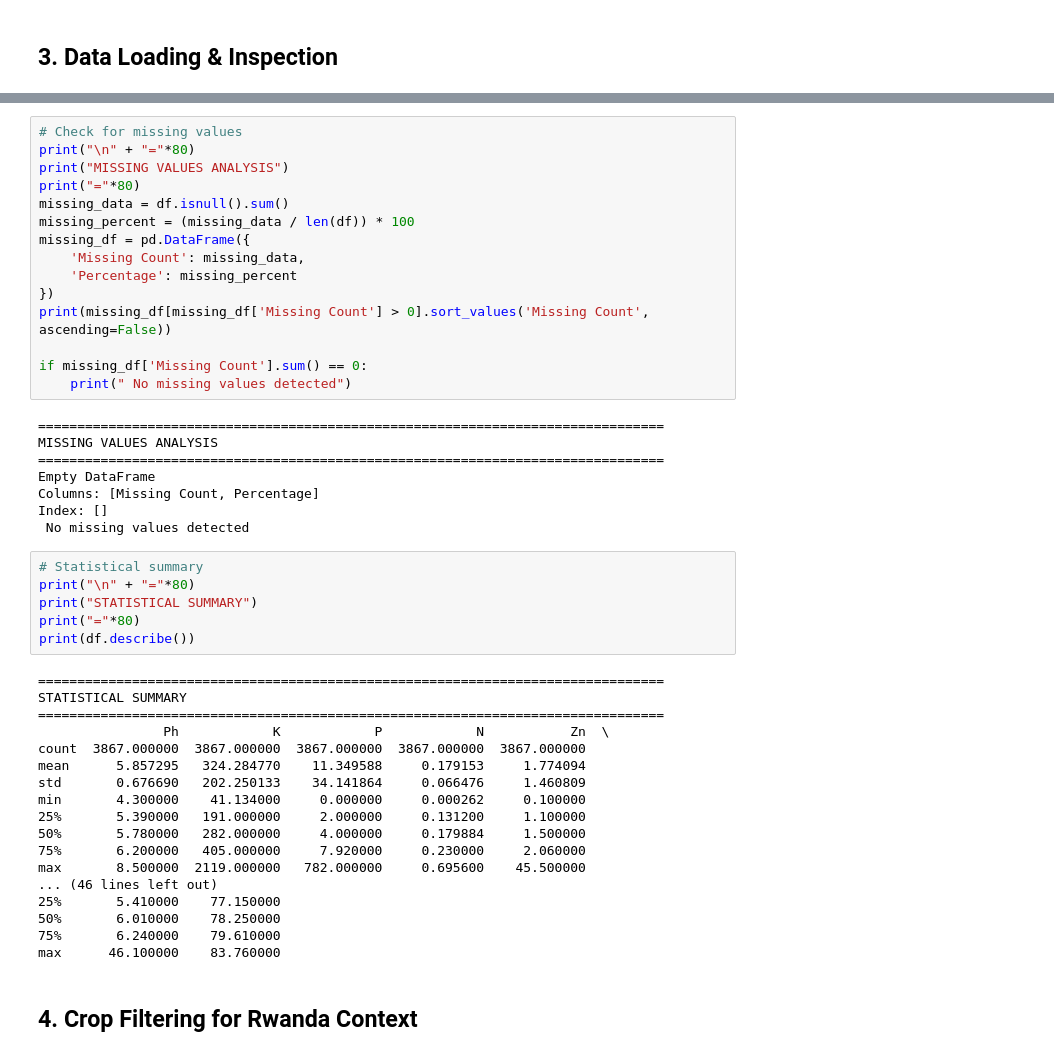
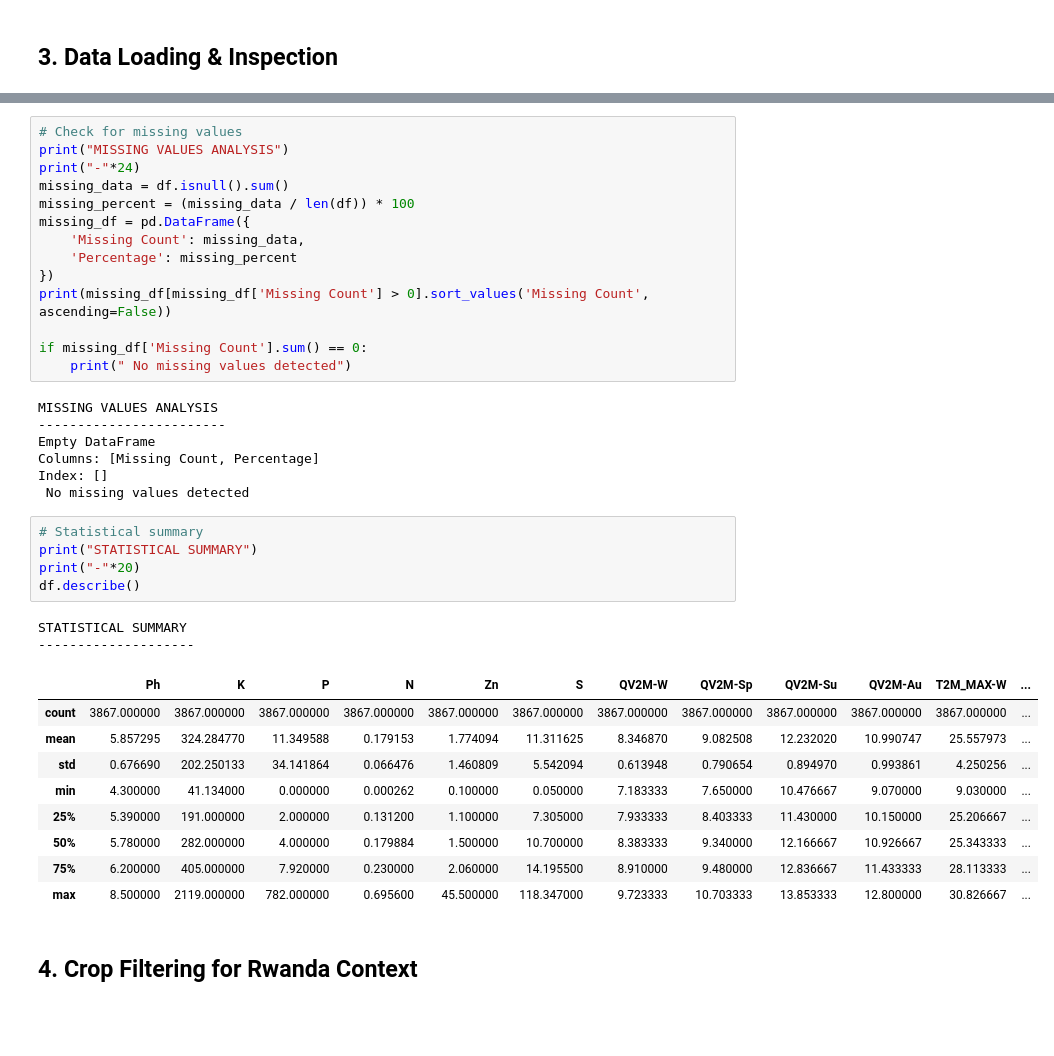
Before and after one commit to dntwaritag/SoSens, a Jupyter notebook: Notebook/SoSens.ipynb, the cells around one changed output, grey strips where cells are left out. Saved outputs shown, nothing was run; the diff lists cells and outputs as text; blank space fills up the shorter version.

```diff
--- a/Notebook/SoSens.ipynb
+++ b/Notebook/SoSens.ipynb
@@ -126,9 +131,8 @@ dtypes: float64(27), object(2)
 memory usage: 876.2+ KB
 # %%
 # Check for missing values
-print("\n" + "="*80)
 print("MISSING VALUES ANALYSIS")
-print("="*80)
+print("-"*24)
 missing_data = df.isnull().sum()
 missing_percent = (missing_data / len(df)) * 100
 missing_df = pd.DataFrame({
@@ -140,37 +144,29 @@ print(missing_df[missing_df['Missing Count'] > 0].sort_values('Missing Count', a
 if missing_df['Missing Count'].sum() == 0:
     print(" No missing values detected")
 # %% [output]
-================================================================================
 MISSING VALUES ANALYSIS
-================================================================================
+------------------------
 Empty DataFrame
 Columns: [Missing Count, Percentage]
 Index: []
  No missing values detected
 # %%
 # Statistical summary
-print("\n" + "="*80)
 print("STATISTICAL SUMMARY")
-print("="*80)
-print(df.describe())
+print("-"*20)
+df.describe()
 # %% [output]
-================================================================================
 STATISTICAL SUMMARY
-================================================================================
-                Ph            K            P            N           Zn  \
-count  3867.000000  3867.000000  3867.000000  3867.000000  3867.000000
-mean      5.857295   324.284770    11.349588     0.179153     1.774094
-std       0.676690   202.250133    34.141864     0.066476     1.460809
-min       4.300000    41.134000     0.000000     0.000262     0.100000
-25%       5.390000   191.000000     2.000000     0.131200     1.100000
-50%       5.780000   282.000000     4.000000     0.179884     1.500000
-75%       6.200000   405.000000     7.920000     0.230000     2.060000
-max       8.500000  2119.000000   782.000000     0.695600    45.500000
-... (46 lines left out)
-25%       5.410000    77.150000
-50%       6.010000    78.250000
-75%       6.240000    79.610000
-max      46.100000    83.760000
+--------------------
+|  | Ph | K | P | N | Zn | S | QV2M-W | QV2M-Sp | QV2M-Su | QV2M-Au | T2M_MAX-W | ... |
+| count | 3867.000000 | 3867.000000 | 3867.000000 | 3867.000000 | 3867.000000 | 3867.000000 | 3867.000000 | 3867.000000 | 3867.000000 | 3867.000000 | 3867.000000 | ... |
+| mean | 5.857295 | 324.284770 | 11.349588 | 0.179153 | 1.774094 | 11.311625 | 8.346870 | 9.082508 | 12.232020 | 10.990747 | 25.557973 | ... |
+| std | 0.676690 | 202.250133 | 34.141864 | 0.066476 | 1.460809 | 5.542094 | 0.613948 | 0.790654 | 0.894970 | 0.993861 | 4.250256 | ... |
+| min | 4.300000 | 41.134000 | 0.000000 | 0.000262 | 0.100000 | 0.050000 | 7.183333 | 7.650000 | 10.476667 | 9.070000 | 9.030000 | ... |
+| 25% | 5.390000 | 191.000000 | 2.000000 | 0.131200 | 1.100000 | 7.305000 | 7.933333 | 8.403333 | 11.430000 | 10.150000 | 25.206667 | ... |
+| 50% | 5.780000 | 282.000000 | 4.000000 | 0.179884 | 1.500000 | 10.700000 | 8.383333 | 9.340000 | 12.166667 | 10.926667 | 25.343333 | ... |
+| 75% | 6.200000 | 405.000000 | 7.920000 | 0.230000 | 2.060000 | 14.195500 | 8.910000 | 9.480000 | 12.836667 | 11.433333 | 28.113333 | ... |
+| max | 8.500000 | 2119.000000 | 782.000000 | 0.695600 | 45.500000 | 118.347000 | 9.723333 | 10.703333 | 13.853333 | 12.800000 | 30.826667 | ... |
 # %% [markdown]
 ## 4. Crop Filtering for Rwanda Context
 # %%
```
Also changed, not shown: parts of 37 cells of this notebook, 4 other files.
